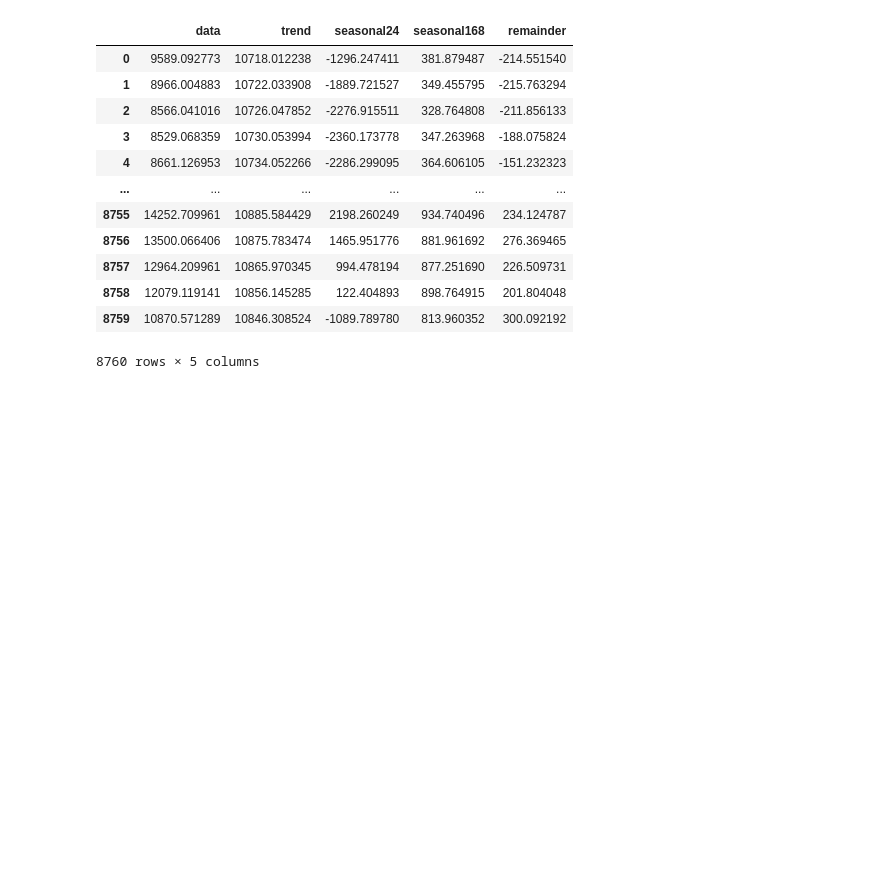
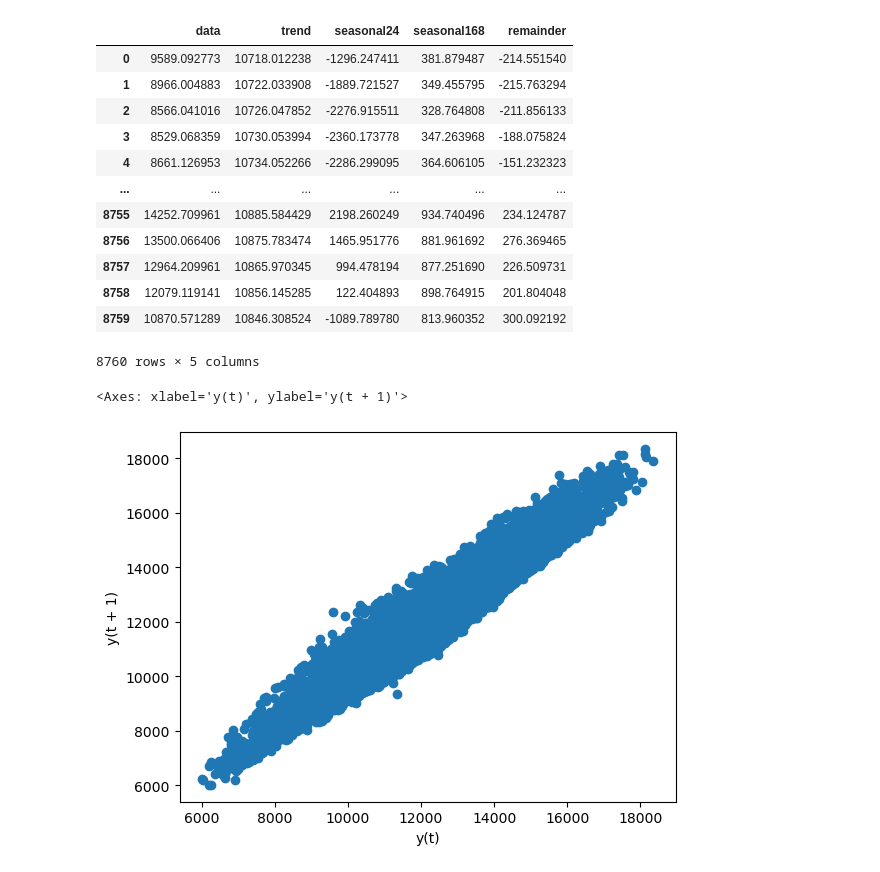
Before and after one commit to matheus-vizzotto/load_forecasting, a Jupyter notebook: src/model_tests2.ipynb, the cells around one changed output. Cells and saved outputs as stored; diff of their text form; code cells hidden in the pictures; blank space fills up the shorter version.

Commit message:
n-lags plot

```diff
--- a/src/model_tests2.ipynb
+++ b/src/model_tests2.ipynb
@@ -304,3 +304,9 @@ See the caveats in the documentation: https://pandas.pydata.org/pandas-docs/stab
 | 8758 | 12079.119141 | 10856.145285 | 122.404893 | 898.764915 | 201.804048 |
 | 8759 | 10870.571289 | 10846.308524 | -1089.789780 | 813.960352 | 300.092192 |
 8760 rows × 5 columns
+# %%
+df_lags = data.loc[:, "load_mwmed"]
+pd.plotting.lag_plot(df_lags,lag=1)
+# %% [output]
+<Axes: xlabel='y(t)', ylabel='y(t + 1)'>
+[figure, added]
```
Also changed, not shown: parts of 3 cells of this notebook, 1 other file.
